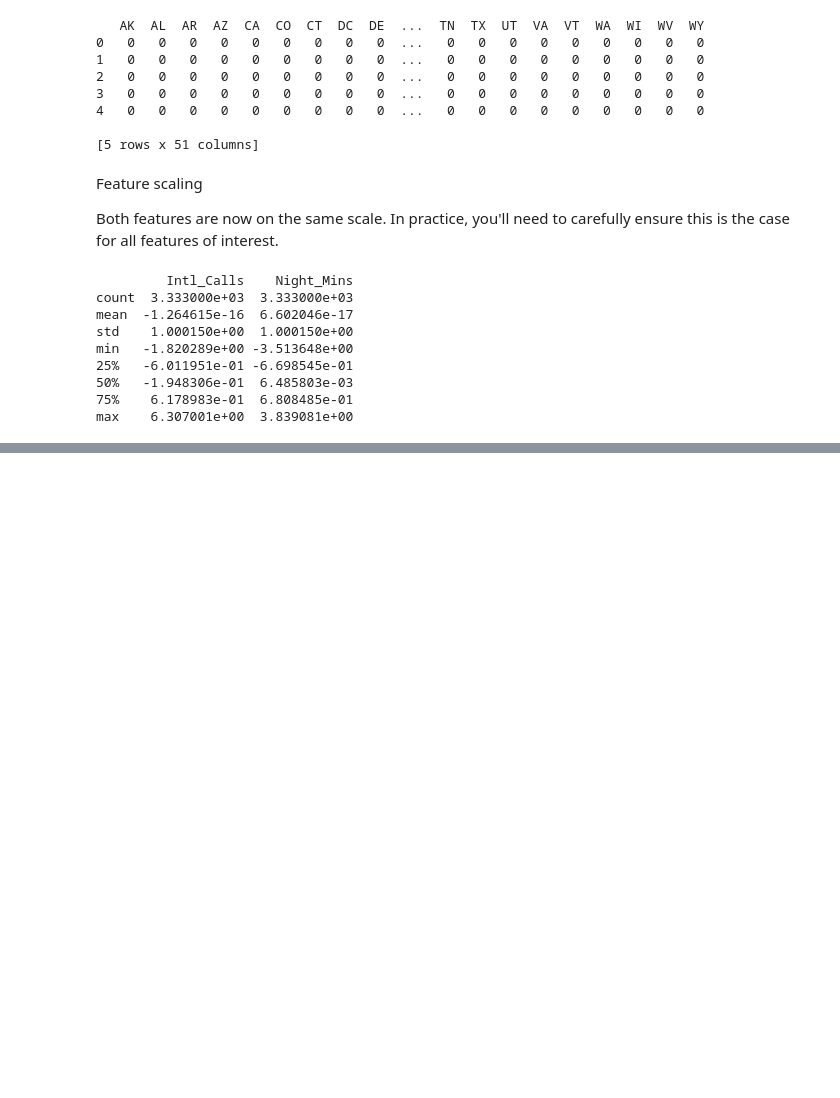
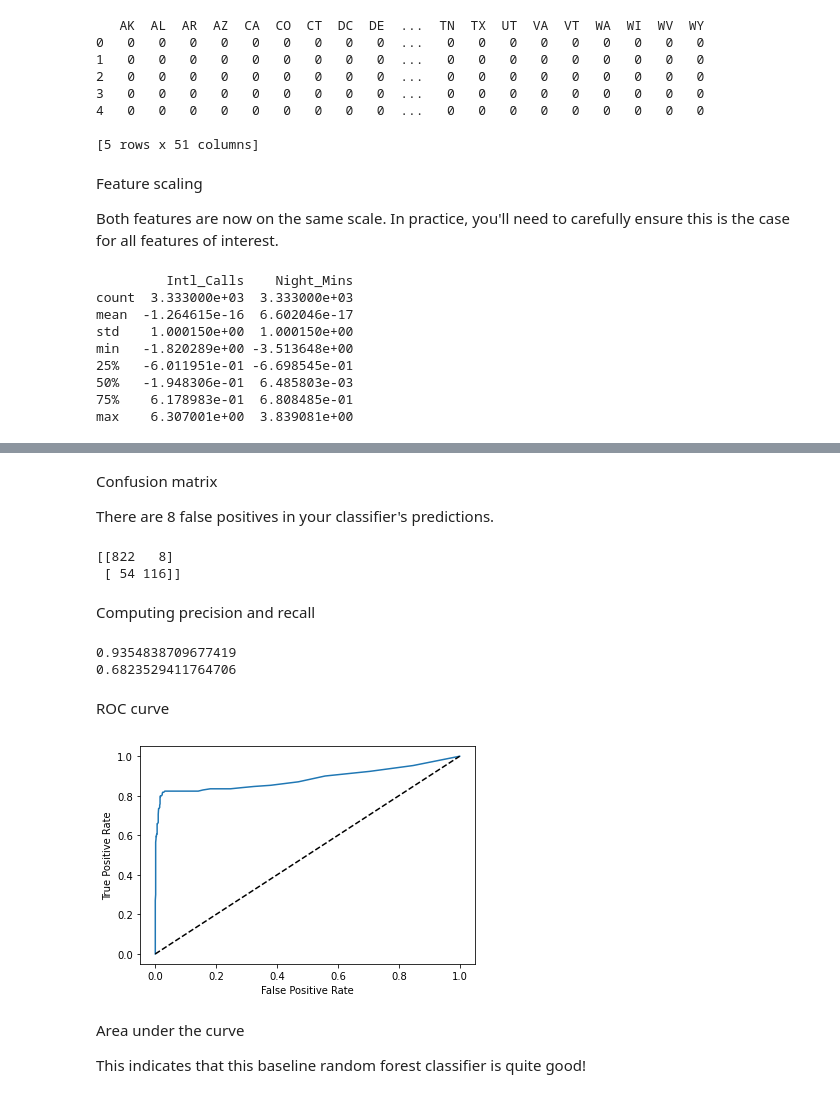
Before and after one commit to randy-tsukemen/Data_science_roadmap, a Jupyter notebook: Marketing_Analytics_Predicting_Customer_Churn.ipynb, the cells around one changed output, grey strips where cells are left out. Saved outputs shown, nothing was run; the diff lists cells and outputs as text; code cells hidden in the pictures; blank space fills up the shorter version.

```diff
--- a/Marketing_Analytics_Predicting_Customer_Churn.ipynb
+++ b/Marketing_Analytics_Predicting_Customer_Churn.ipynb
@@ -318,0 +450,12 @@ max    6.307001e+00  3.839081e+00
+# %%
+# Import train_test_split
+from sklearn.model_selection import train_test_split
+
+# Create feature variable
+X = telco.drop('Churn', axis=1)
+
+# Create target variable
+y = telco['Churn']
+
+# Create training and testing sets
+X_train, X_test, y_train, y_test = train_test_split(X[features], y, test_size=0.3)
@@ -318,0 +464,12 @@ max    6.307001e+00  3.839081e+00
+# %%
+# Import RandomForestClassifier
+from sklearn.ensemble import RandomForestClassifier
+
+# Instantiate the classifier
+clf = RandomForestClassifier()
+
+# Fit to the training data
+clf.fit(X_train, y_train)
+
+# Compute accuracy
+print(clf.score(X_test, y_test))
@@ -318,0 +490,55 @@ max    6.307001e+00  3.839081e+00
+# %% [markdown]
+Confusion matrix
+
+There are 8 false positives in your classifier's predictions.
+# %%
+# Import confusion_matrix
+from sklearn.metrics import confusion_matrix
+
+y_pred = clf.predict(X_test)
+# Print the confusion matrix
+print(confusion_matrix(y_test, y_pred))
+# %% [output]
+[[822   8]
+ [ 54 116]]
+# %% [markdown]
+Computing precision and recall
+# %%
+# Import precision_score
+from sklearn.metrics import precision_score
+# Import recall_score
+from sklearn.metrics import recall_score
+
+# Print the precision
+print(precision_score(y_test, y_pred))
+# Print the recall
+print(recall_score(y_test, y_pred))
+# %% [output]
+0.9354838709677419
+0.6823529411764706
+# %% [markdown]
+ROC curve
+# %%
+# Generate the probabilities
+y_pred_prob = clf.predict_proba(X_test)[:, 1]
+
+# Import roc_curve
+from sklearn.metrics import roc_curve
+
+# Calculate the roc metrics
+fpr, tpr, thresholds = roc_curve(y_test, y_pred_prob)
+
+# Plot the ROC curve
+plt.plot(fpr, tpr)
+
+# Add labels and diagonal line
+plt.xlabel("False Positive Rate")
+plt.ylabel("True Positive Rate")
+plt.plot([0, 1], [0, 1], "k--")
+plt.show()
+# %% [output]
+[figure, added]
+# %% [markdown]
+Area under the curve
+
+This indicates that this baseline random forest classifier is quite good!
```
Also changed, not shown: parts of 25 cells of this notebook.
